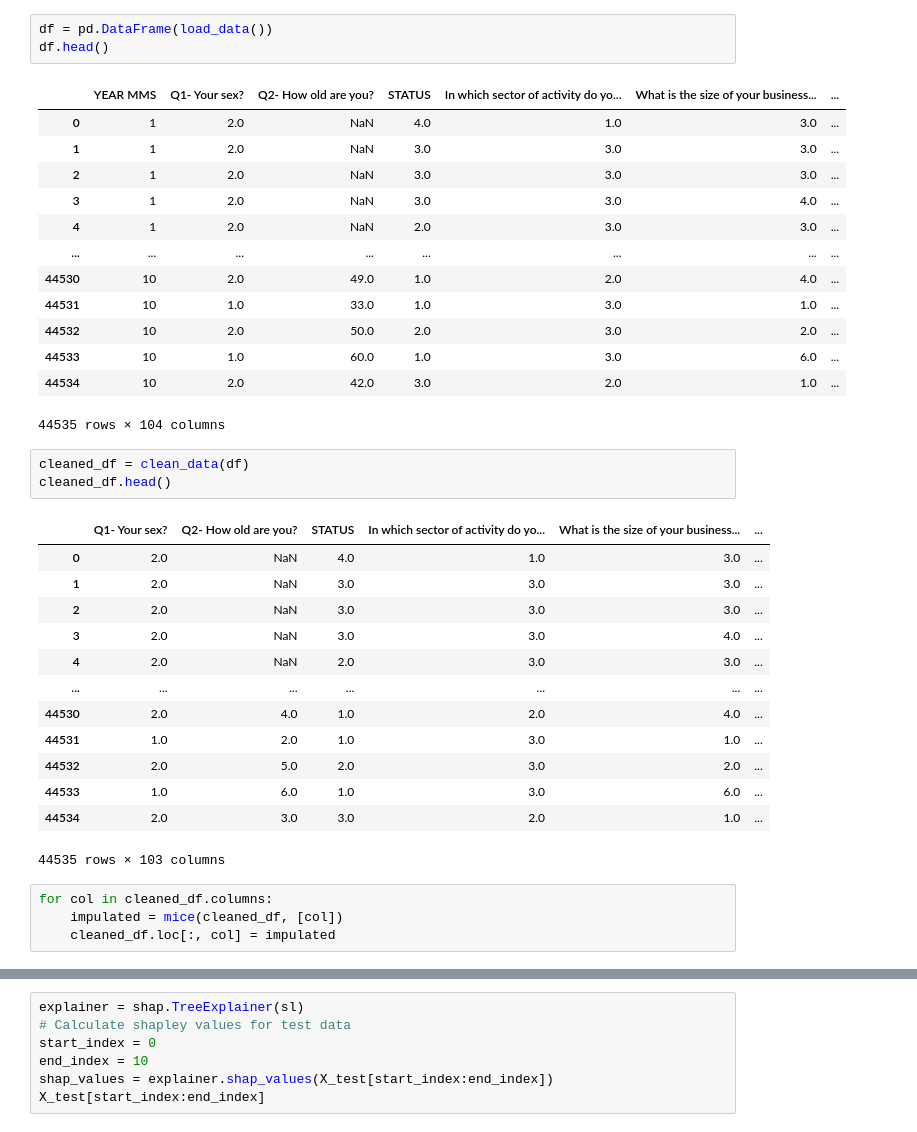
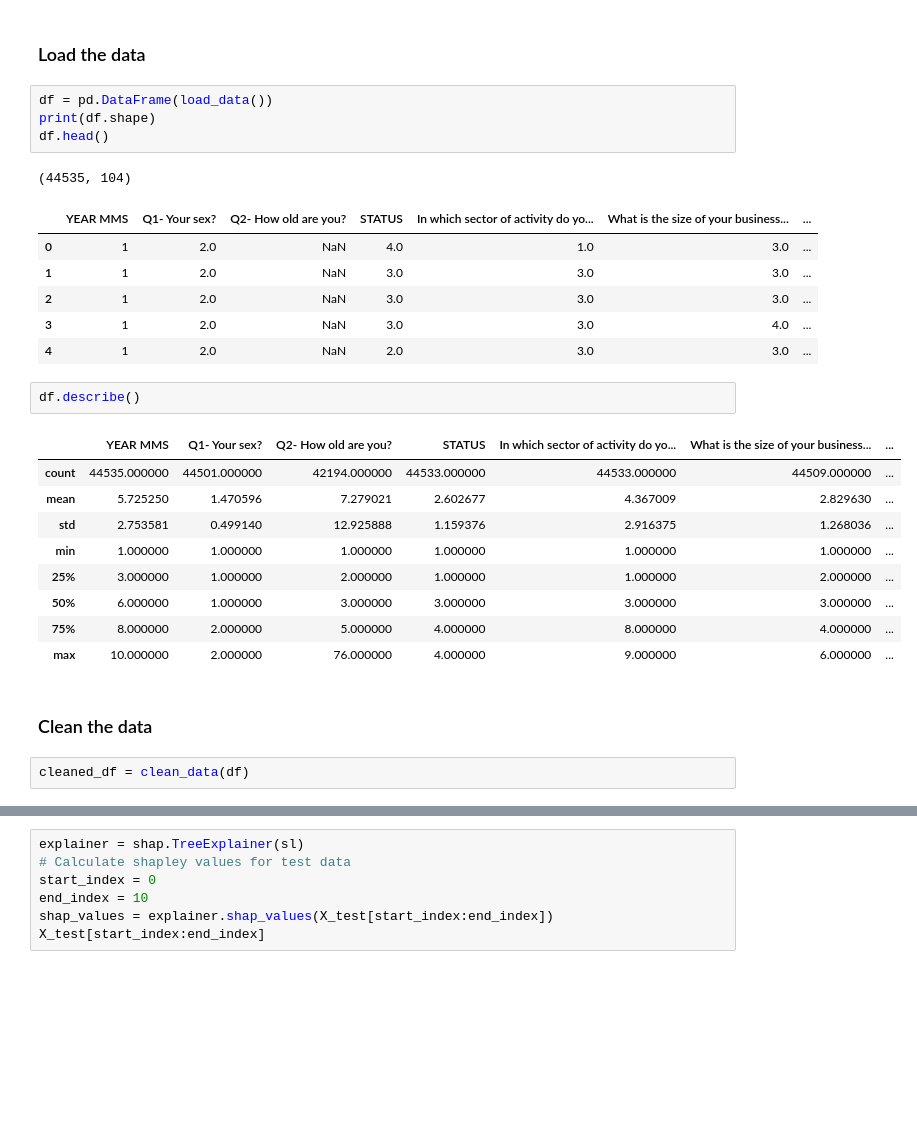
Before and after one commit to dilancroos/sl_predictors_xai, a Jupyter notebook: data.ipynb, the cells around one changed output, grey strips where cells are left out. Saved outputs shown, nothing was run; the diff lists cells and outputs as text; blank space fills up the shorter version.

Commit message:
Mod: Updated util and data.ipynb files

```diff
--- a/data.ipynb
+++ b/data.ipynb
@@ -8,41 +19,33 @@ pd.set_option('display.max_columns', None)
+# %% [markdown]
+### Load the data
 # %%
 df = pd.DataFrame(load_data())
+print(df.shape)
 df.head()
 # %% [output]
+(44535, 104)
 |  | YEAR MMS | Q1- Your sex? | Q2- How old are you? | STATUS | In which sector of activity do yo... | What is the size of your business... | ... |
 | 0 | 1 | 2.0 | NaN | 4.0 | 1.0 | 3.0 | ... |
 | 1 | 1 | 2.0 | NaN | 3.0 | 3.0 | 3.0 | ... |
 | 2 | 1 | 2.0 | NaN | 3.0 | 3.0 | 3.0 | ... |
 | 3 | 1 | 2.0 | NaN | 3.0 | 3.0 | 4.0 | ... |
 | 4 | 1 | 2.0 | NaN | 2.0 | 3.0 | 3.0 | ... |
-| ... | ... | ... | ... | ... | ... | ... | ... |
-| 44530 | 10 | 2.0 | 49.0 | 1.0 | 2.0 | 4.0 | ... |
-| 44531 | 10 | 1.0 | 33.0 | 1.0 | 3.0 | 1.0 | ... |
-| 44532 | 10 | 2.0 | 50.0 | 2.0 | 3.0 | 2.0 | ... |
-| 44533 | 10 | 1.0 | 60.0 | 1.0 | 3.0 | 6.0 | ... |
-| 44534 | 10 | 2.0 | 42.0 | 3.0 | 2.0 | 1.0 | ... |
-44535 rows × 104 columns
+# %%
+df.describe()
+# %% [output]
+|  | YEAR MMS | Q1- Your sex? | Q2- How old are you? | STATUS | In which sector of activity do yo... | What is the size of your business... | ... |
+| count | 44535.000000 | 44501.000000 | 42194.000000 | 44533.000000 | 44533.000000 | 44509.000000 | ... |
+| mean | 5.725250 | 1.470596 | 7.279021 | 2.602677 | 4.367009 | 2.829630 | ... |
+| std | 2.753581 | 0.499140 | 12.925888 | 1.159376 | 2.916375 | 1.268036 | ... |
+| min | 1.000000 | 1.000000 | 1.000000 | 1.000000 | 1.000000 | 1.000000 | ... |
+| 25% | 3.000000 | 1.000000 | 2.000000 | 1.000000 | 1.000000 | 2.000000 | ... |
+| 50% | 6.000000 | 1.000000 | 3.000000 | 3.000000 | 3.000000 | 3.000000 | ... |
+| 75% | 8.000000 | 2.000000 | 5.000000 | 4.000000 | 8.000000 | 4.000000 | ... |
+| max | 10.000000 | 2.000000 | 76.000000 | 4.000000 | 9.000000 | 6.000000 | ... |
+# %% [markdown]
+### Clean the data
 # %%
 cleaned_df = clean_data(df)
-cleaned_df.head()
-# %% [output]
-|  | Q1- Your sex? | Q2- How old are you? | STATUS | In which sector of activity do yo... | What is the size of your business... | ... |
-| 0 | 2.0 | NaN | 4.0 | 1.0 | 3.0 | ... |
-| 1 | 2.0 | NaN | 3.0 | 3.0 | 3.0 | ... |
-| 2 | 2.0 | NaN | 3.0 | 3.0 | 3.0 | ... |
-| 3 | 2.0 | NaN | 3.0 | 3.0 | 4.0 | ... |
-| 4 | 2.0 | NaN | 2.0 | 3.0 | 3.0 | ... |
-| ... | ... | ... | ... | ... | ... | ... |
-| 44530 | 2.0 | 4.0 | 1.0 | 2.0 | 4.0 | ... |
-| 44531 | 1.0 | 2.0 | 1.0 | 3.0 | 1.0 | ... |
-| 44532 | 2.0 | 5.0 | 2.0 | 3.0 | 2.0 | ... |
-| 44533 | 1.0 | 6.0 | 1.0 | 3.0 | 6.0 | ... |
-| 44534 | 2.0 | 3.0 | 3.0 | 2.0 | 1.0 | ... |
-44535 rows × 103 columns
-# %%
-for col in cleaned_df.columns:
-    impulated = mice(cleaned_df, [col])
-    cleaned_df.loc[:, col] = impulated
 # %%
 print(cleaned_df.shape)
 cleaned_df.describe()
```
Also changed, not shown: parts of 16 cells of this notebook, 1 other file.
